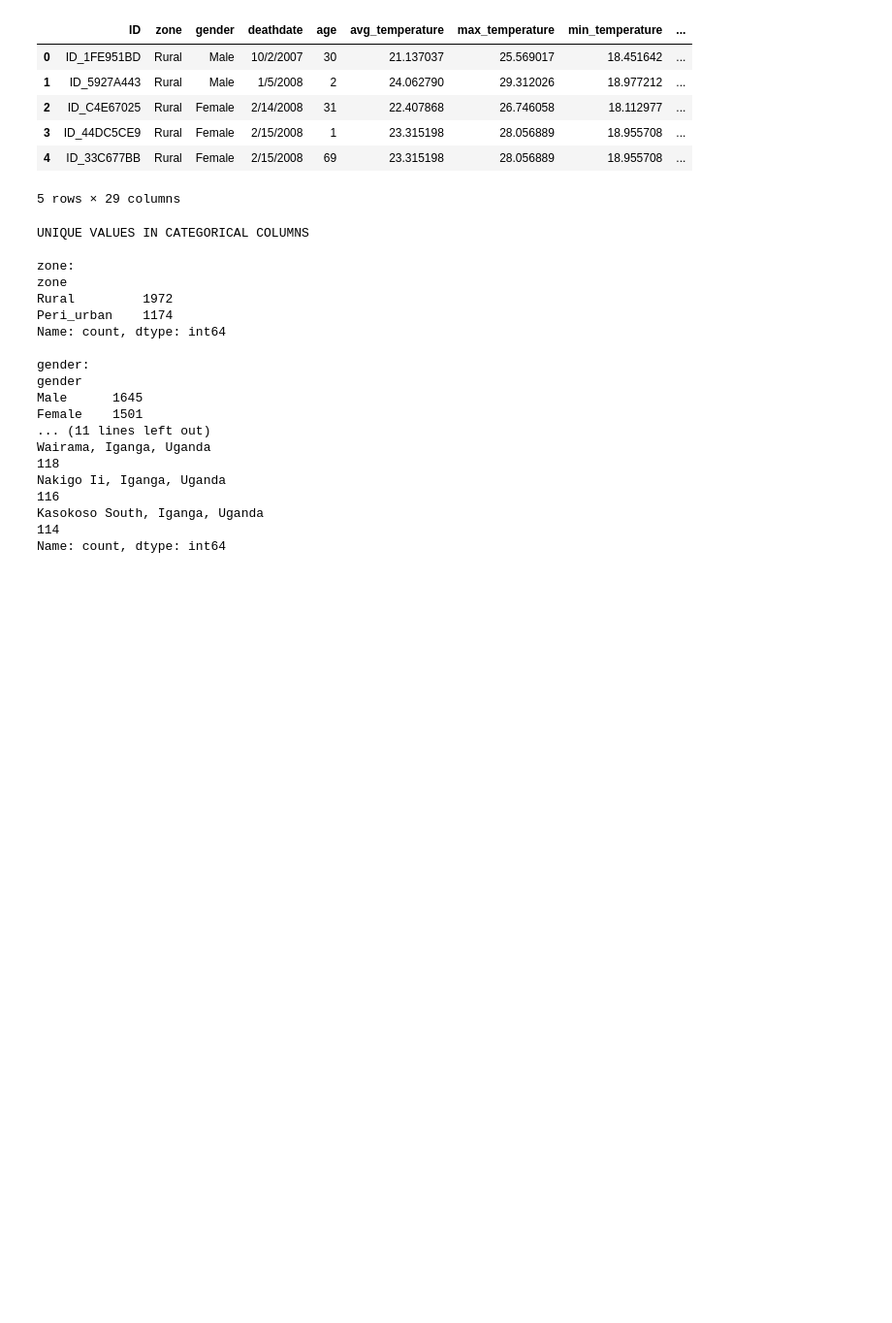
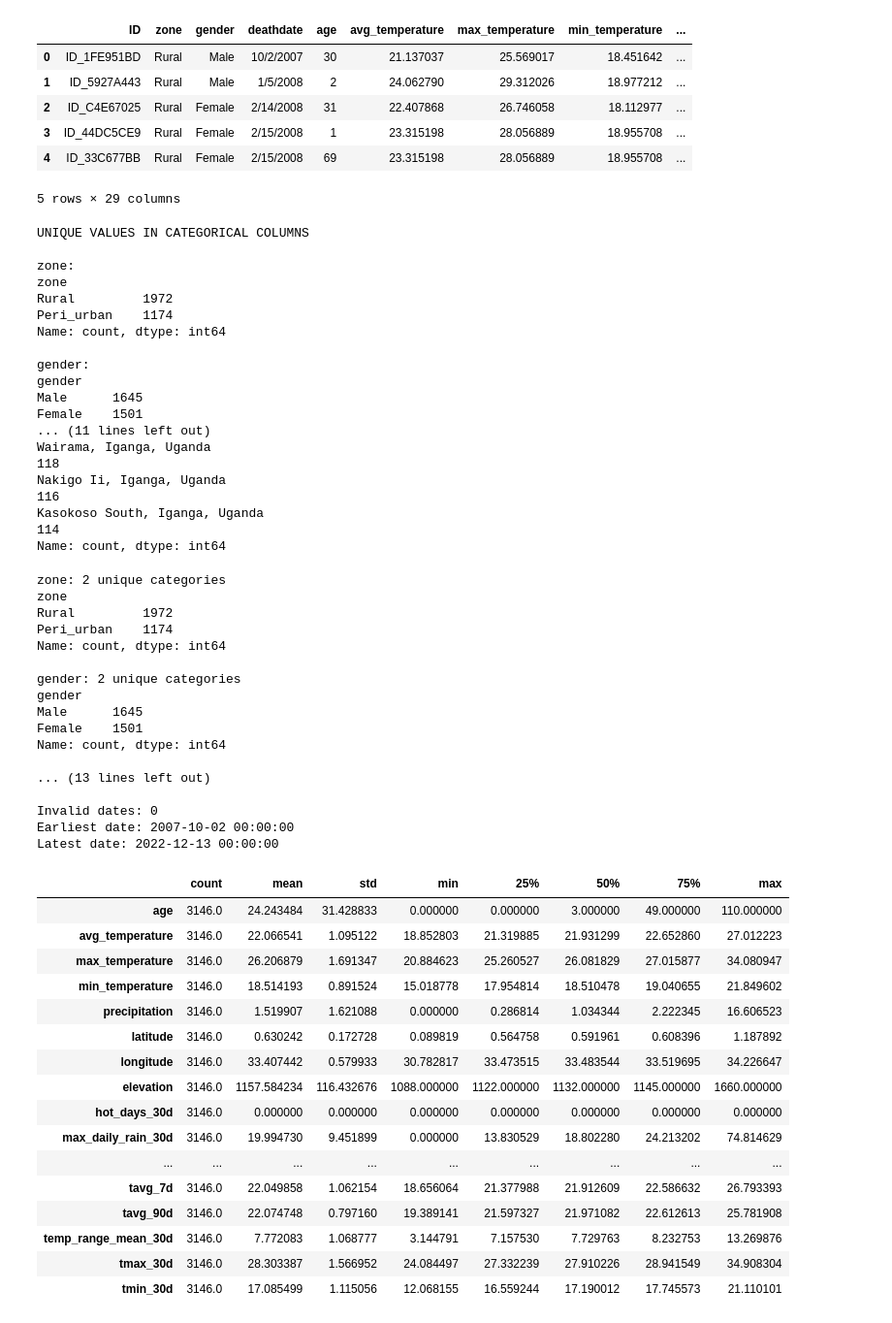
Before and after one commit to samad-source/climate_health_prediction, a Jupyter notebook: notebook/climate_features.ipynb, the cells around one changed output. Shown at 97% size. Saved outputs shown, nothing was run; the diff lists cells and outputs as text; code cells hidden in the pictures; blank space fills up the shorter version.

Commit message:
climate

```diff
--- a/notebook/climate_features.ipynb
+++ b/notebook/climate_features.ipynb
@@ -311,3 +311,64 @@ Wairama, Iganga, Uganda
 Nakigo Ii, Iganga, Uganda                                                                                              116
 Kasokoso South, Iganga, Uganda                                                                                         114
 Name: count, dtype: int64
+# %%
+
+# 1. Count unique values in categorical columns
+for column in ["zone", "gender", "location"]:
+    print(f"{column}: {train_merged[column].nunique()} unique categories")
+    print(train_merged[column].value_counts().head(10))
+    print()
+
+# 2. Inspect the date range
+dates = pd.to_datetime(
+    train_merged["deathdate"],
+    format="mixed",
+    dayfirst=False,
+    errors="coerce"
+)
+
+print("Invalid dates:", dates.isna().sum())
+print("Earliest date:", dates.min())
+print("Latest date:", dates.max())
+
+# 3. Inspect numerical feature ranges
+numeric_columns = train_merged.select_dtypes(
+    include="number"
+).columns.drop("is_climate_sensitive")
+
+display(train_merged[numeric_columns].describe().T)
+# %% [output]
+zone: 2 unique categories
+zone
+Rural         1972
+Peri_urban    1174
+Name: count, dtype: int64
+
+gender: 2 unique categories
+gender
+Male      1645
+Female    1501
+Name: count, dtype: int64
+
+... (13 lines left out)
+
+Invalid dates: 0
+Earliest date: 2007-10-02 00:00:00
+Latest date: 2022-12-13 00:00:00
+|  | count | mean | std | min | 25% | 50% | 75% | max |
+| age | 3146.0 | 24.243484 | 31.428833 | 0.000000 | 0.000000 | 3.000000 | 49.000000 | 110.000000 |
+| avg_temperature | 3146.0 | 22.066541 | 1.095122 | 18.852803 | 21.319885 | 21.931299 | 22.652860 | 27.012223 |
+| max_temperature | 3146.0 | 26.206879 | 1.691347 | 20.884623 | 25.260527 | 26.081829 | 27.015877 | 34.080947 |
+| min_temperature | 3146.0 | 18.514193 | 0.891524 | 15.018778 | 17.954814 | 18.510478 | 19.040655 | 21.849602 |
+| precipitation | 3146.0 | 1.519907 | 1.621088 | 0.000000 | 0.286814 | 1.034344 | 2.222345 | 16.606523 |
+| latitude | 3146.0 | 0.630242 | 0.172728 | 0.089819 | 0.564758 | 0.591961 | 0.608396 | 1.187892 |
+| longitude | 3146.0 | 33.407442 | 0.579933 | 30.782817 | 33.473515 | 33.483544 | 33.519695 | 34.226647 |
+| elevation | 3146.0 | 1157.584234 | 116.432676 | 1088.000000 | 1122.000000 | 1132.000000 | 1145.000000 | 1660.000000 |
+| hot_days_30d | 3146.0 | 0.000000 | 0.000000 | 0.000000 | 0.000000 | 0.000000 | 0.000000 | 0.000000 |
+| max_daily_rain_30d | 3146.0 | 19.994730 | 9.451899 | 0.000000 | 13.830529 | 18.802280 | 24.213202 | 74.814629 |
+| ... | ... | ... | ... | ... | ... | ... | ... | ... |
+| tavg_7d | 3146.0 | 22.049858 | 1.062154 | 18.656064 | 21.377988 | 21.912609 | 22.586632 | 26.793393 |
+| tavg_90d | 3146.0 | 22.074748 | 0.797160 | 19.389141 | 21.597327 | 21.971082 | 22.612613 | 25.781908 |
+| temp_range_mean_30d | 3146.0 | 7.772083 | 1.068777 | 3.144791 | 7.157530 | 7.729763 | 8.232753 | 13.269876 |
+| tmax_30d | 3146.0 | 28.303387 | 1.566952 | 24.084497 | 27.332239 | 27.910226 | 28.941549 | 34.908304 |
+| tmin_30d | 3146.0 | 17.085499 | 1.115056 | 12.068155 | 16.559244 | 17.190012 | 17.745573 | 21.110101 |
```
